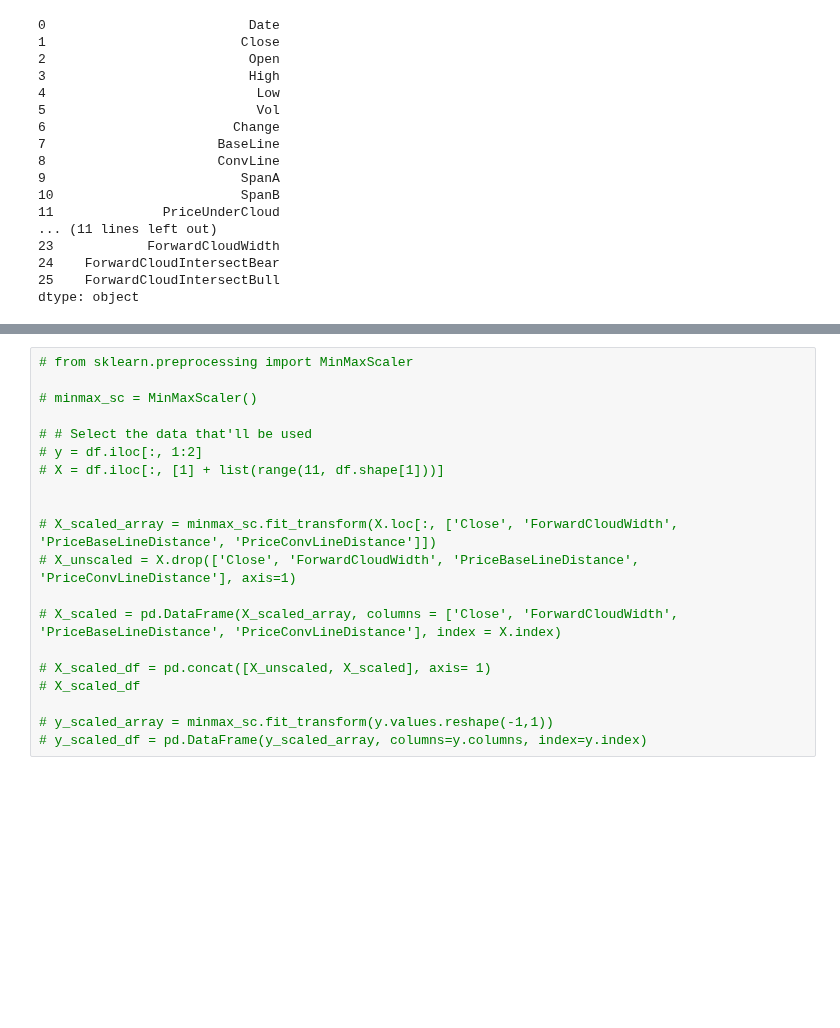
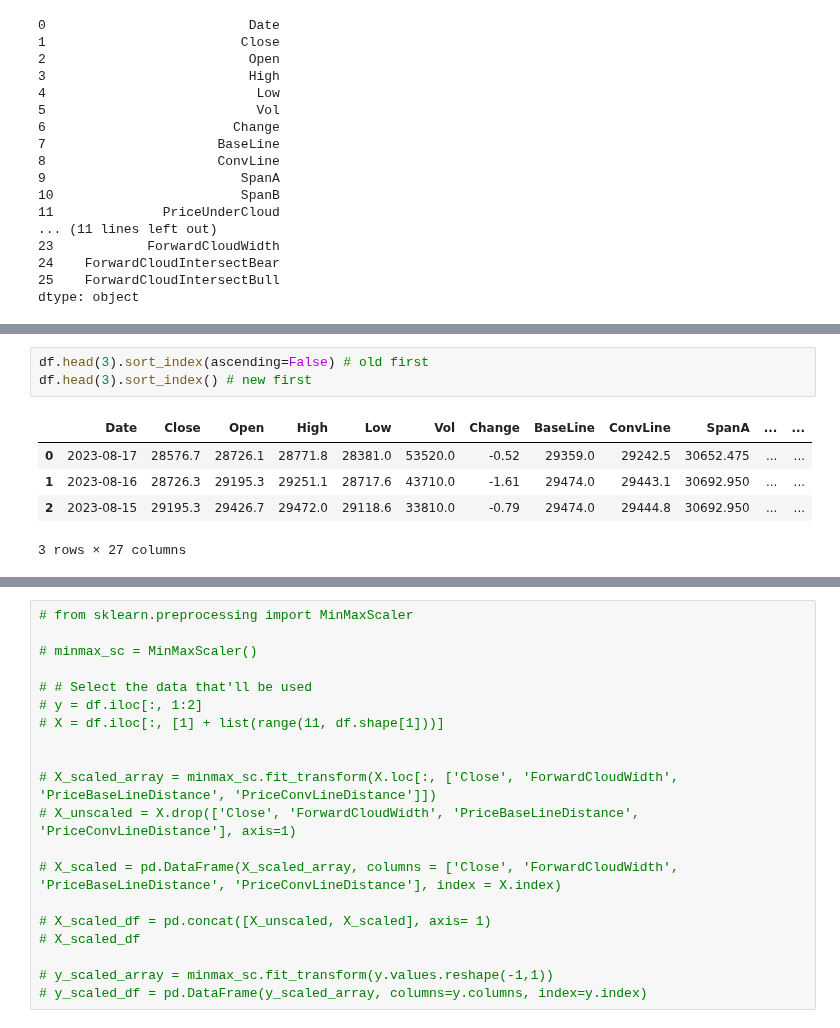
Before and after one commit to anilergan/AISMTB, a Jupyter notebook: btc_daily_chart_regression_v2.ipynb, the cells around one changed output, grey strips where cells are left out. Saved outputs shown, nothing was run; the diff lists cells and outputs as text; blank space fills up the shorter version.

```diff
--- a/btc_daily_chart_regression_v2.ipynb
+++ b/btc_daily_chart_regression_v2.ipynb
@@ -198,3 +213,12 @@ df.describe().T
+# %%
+df.head(3).sort_index(ascending=False) # old first
+df.head(3).sort_index() # new first
+# %% [output]
+|  | Date | Close | Open | High | Low | Vol | Change | BaseLine | ConvLine | SpanA | ... | ... |
+| 0 | 2023-08-17 | 28576.7 | 28726.1 | 28771.8 | 28381.0 | 53520.0 | -0.52 | 29359.0 | 29242.5 | 30652.475 | ... | ... |
+| 1 | 2023-08-16 | 28726.3 | 29195.3 | 29251.1 | 28717.6 | 43710.0 | -1.61 | 29474.0 | 29443.1 | 30692.950 | ... | ... |
+| 2 | 2023-08-15 | 29195.3 | 29426.7 | 29472.0 | 29118.6 | 33810.0 | -0.79 | 29474.0 | 29444.8 | 30692.950 | ... | ... |
+3 rows × 27 columns
 # %%
 from sklearn.preprocessing import StandardScaler
 
```
Also changed, not shown: parts of 4 cells of this notebook, 4 other files.
